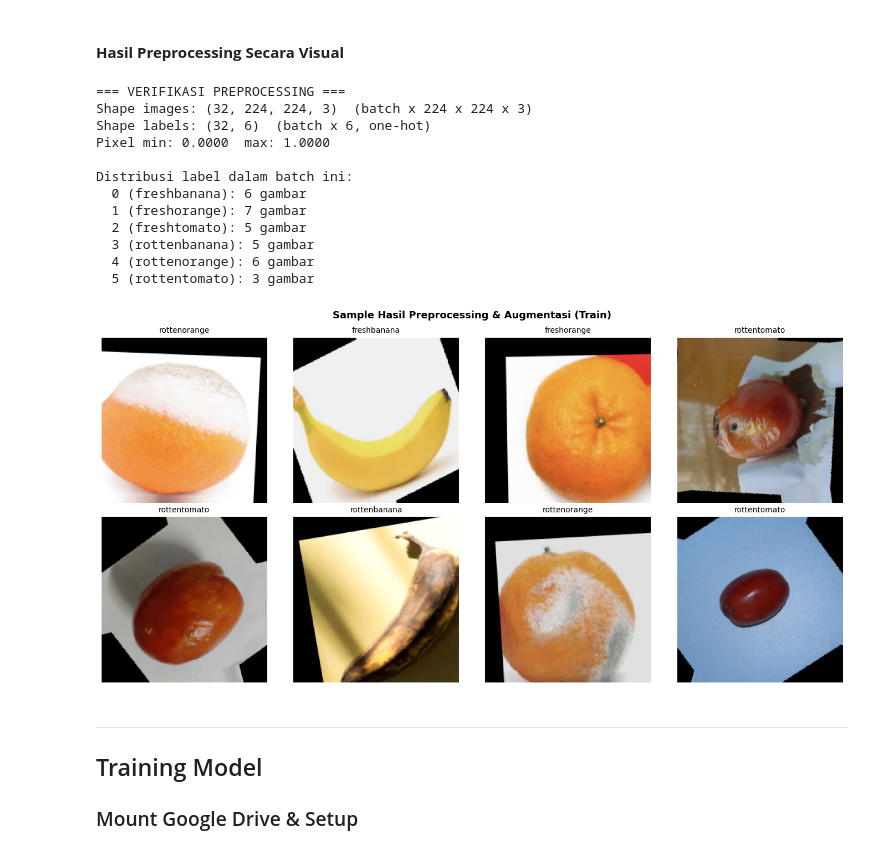
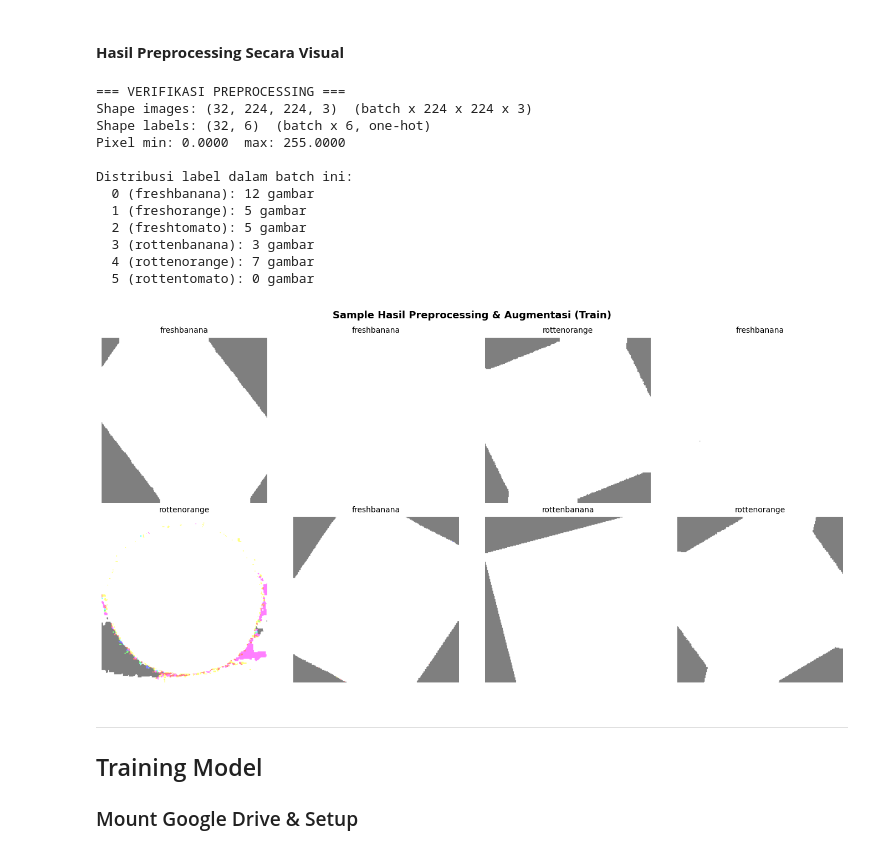
Before and after one commit to nightlurkr/FinalProjectAI-CekFresh, a Jupyter notebook: 02_Model/training/fp_ai_kel8_final.ipynb, the cells around one changed output. Cells and saved outputs as stored; diff of their text form; code cells hidden in the pictures.

```diff
--- a/02_Model/training/fp_ai_kel8_final.ipynb
+++ b/02_Model/training/fp_ai_kel8_final.ipynb
@@ -38,0 +21,26 @@ Download selesai!
+# %%
+import os
+
+# Download dataset 1: sriramr (pisang & jeruk)
+!kaggle datasets download -d sriramr/fruits-fresh-and-rotten-for-classification -p /content/datasets/sriramr
+
+# Download dataset 2: raghavrpotdar (tomat)
+!kaggle datasets download -d raghavrpotdar/fresh-and-stale-images-of-fruits-and-vegetables -p /content/datasets/raghavrpotdar
+
+# Download dataset 3: fruits-360 (tomat segar berkualitas)
+# Coba beberapa nama dataset alternatif
+os.makedirs('/content/datasets/fruits360', exist_ok=True)
+result = os.system('kaggle datasets download -d moltean/fruits-360 -p /content/datasets/fruits360 2>/tmp/f360_err.txt')
+if result != 0:
+    result = os.system('kaggle datasets download -d moltean/fruits-360-dataset-with-20-categories -p /content/datasets/fruits360 2>>/tmp/f360_err.txt')
+if result != 0:
+    result = os.system('kaggle datasets download -d chrisfilo/fruit-recognition -p /content/datasets/fruits360 2>>/tmp/f360_err.txt')
+
+if result == 0:
+    print("✅ fruits-360 berhasil didownload")
+else:
+    print("⚠️  fruits-360 gagal didownload — akan fallback ke raghavrpotdar fresh_tomato")
+    with open('/tmp/f360_err.txt') as f:
+        print(f.read()[:300])
+
+print("\nDownload selesai!")
@@ -528,11 +652,13 @@ Dataset final terdiri dari **6 kelas** yang dibagi ke tiga split (train/val/test
 #### **Konfigurasi ImageDataGenerator**
 # %%
 from tensorflow.keras.preprocessing.image import ImageDataGenerator
+from tensorflow.keras.applications.efficientnet_v2 import preprocess_input as efficientnet_preprocess
 
-# Augmentasi hanya diterapkan ke train, bukan val dan test
-# karena val dan test digunakan untuk evaluasi kondisi nyata
+# EfficientNetV2S memerlukan input di range [-1, 1]
+# Gunakan preprocessing_function bukan rescale=1./255 (itu untuk MobileNetV2)
+
 train_datagen = ImageDataGenerator(
-    rescale=1./255,
+    preprocessing_function=efficientnet_preprocess,
     horizontal_flip=True,
     rotation_range=15,
     brightness_range=[0.8, 1.2],
@@ -540,8 +666,8 @@ train_datagen = ImageDataGenerator(
 )
 
 val_test_datagen = ImageDataGenerator(
-    rescale=1./255
+    preprocessing_function=efficientnet_preprocess
 )
 
-print("ImageDataGenerator berhasil dikonfigurasi!")
+print("✅ ImageDataGenerator (EfficientNetV2S preprocessing [-1,1]) berhasil dikonfigurasi!")
 # %% [output]
@@ -608,41 +734,42 @@ import numpy as np
 images, labels = next(train_generator)
 
 idx_to_class = {v: k for k, v in train_generator.class_indices.items()}
 
 print("=== VERIFIKASI PREPROCESSING ===")
 print(f"Shape images: {images.shape}  (batch x 224 x 224 x 3)")
 print(f"Shape labels: {labels.shape}  (batch x 6, one-hot)")
 print(f"Pixel min: {images.min():.4f}  max: {images.max():.4f}")
 print(f"\nDistribusi label dalam batch ini:")
 label_ids = np.argmax(labels, axis=1)
 for i in range(6):
     count = (label_ids == i).sum()
     print(f"  {i} ({idx_to_class[i]}): {count} gambar")
 
 fig, axes = plt.subplots(2, 4, figsize=(14, 7))
 axes = axes.flatten()
 for i in range(8):
-    axes[i].imshow(images[i])
+    img_display = np.clip((images[i] + 1.0) / 2.0, 0, 1)  # denormalize [-1,1] → [0,1] for display
+    axes[i].imshow(img_display)
     cls_name = idx_to_class[np.argmax(labels[i])]
     axes[i].set_title(cls_name, fontsize=10)
     axes[i].axis('off')
 plt.suptitle('Sample Hasil Preprocessing & Augmentasi (Train)', fontsize=13, fontweight='bold')
 plt.tight_layout()
 plt.show()
 # %% [output]
 === VERIFIKASI PREPROCESSING ===
 Shape images: (32, 224, 224, 3)  (batch x 224 x 224 x 3)
 Shape labels: (32, 6)  (batch x 6, one-hot)
-Pixel min: 0.0000  max: 1.0000
+Pixel min: 0.0000  max: 255.0000
 
 Distribusi label dalam batch ini:
-  0 (freshbanana): 6 gambar
-  1 (freshorange): 7 gambar
+  0 (freshbanana): 12 gambar
+  1 (freshorange): 5 gambar
   2 (freshtomato): 5 gambar
-  3 (rottenbanana): 5 gambar
-  4 (rottenorange): 6 gambar
-  5 (rottentomato): 3 gambar
+  3 (rottenbanana): 3 gambar
+  4 (rottenorange): 7 gambar
+  5 (rottentomato): 0 gambar
-[figure, old version]
+[figure, new version]
 # %% [markdown]
 ---
 ## Training Model
```
Also changed, not shown: parts of 22 cells of this notebook, 3 other files.
